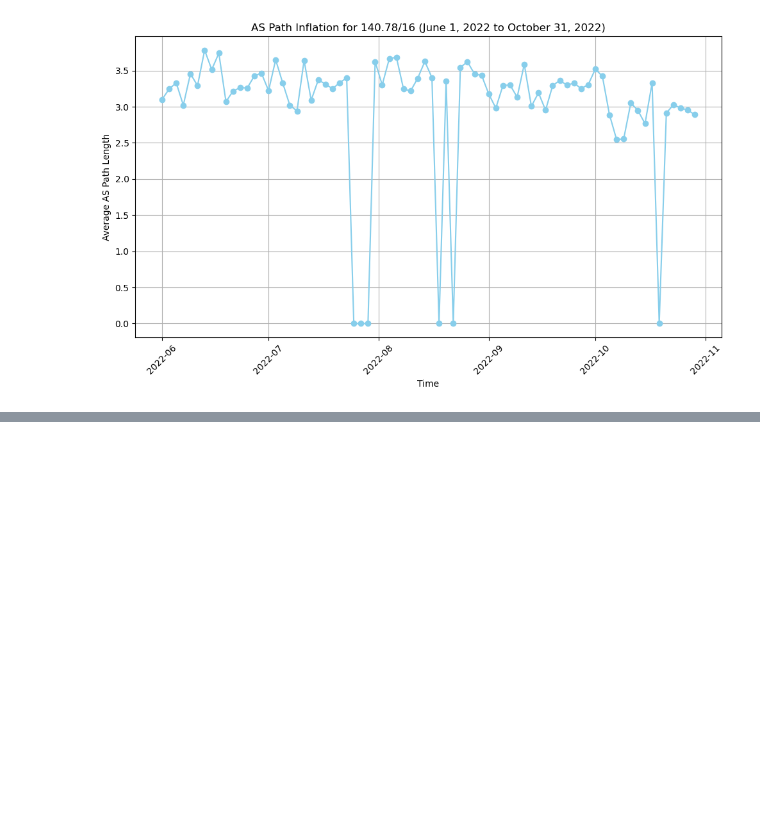
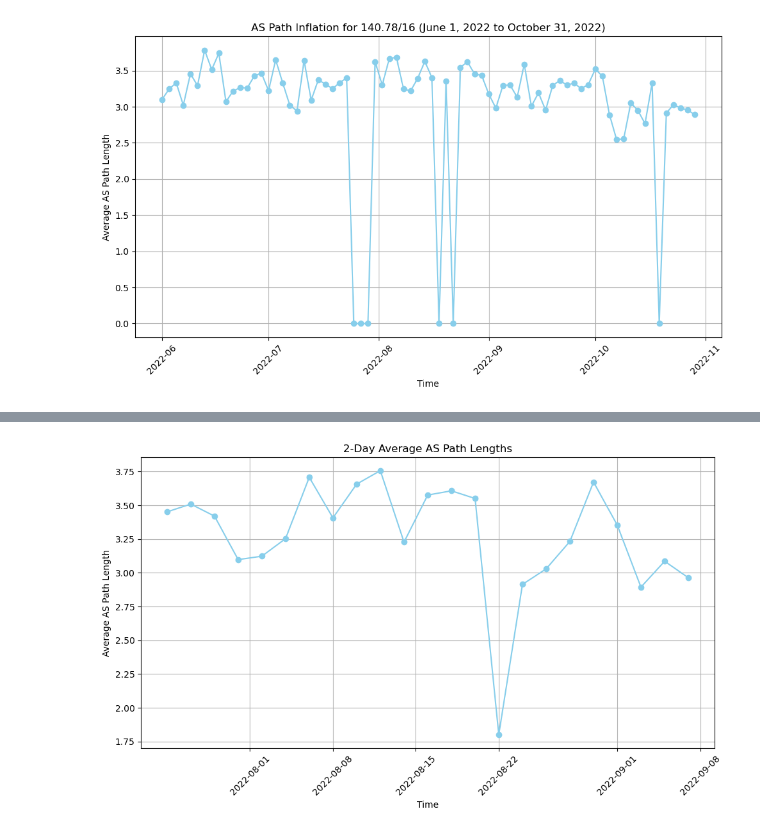
Before and after one commit to soddi1/Flooding, a Jupyter notebook: RipeStat/AS17557_ASPath_inflation.ipynb, the cells around one changed output, grey strips where cells are left out. Cells and saved outputs as stored; diff of their text form; code cells hidden in the pictures; blank space fills up the shorter version.

```diff
--- a/RipeStat/AS17557_ASPath_inflation.ipynb
+++ b/RipeStat/AS17557_ASPath_inflation.ipynb
@@ -103,0 +213,58 @@ Number of updates found: 676972
+# %%
+import datetime
+
+# Assuming these are the lists obtained after running the previous script
+# avg_as_path_lengths = [...]
+# time_intervals = [...]
+
+# Initialize lists to store 2-day periods and corresponding average AS path lengths
+two_day_intervals = []
+two_day_avg_as_path_lengths = []
+
+# Initialize variables to keep track of the current 2-day period
+current_period_start = time_intervals[0]
+current_period_end = current_period_start + datetime.timedelta(days=2)
+current_period_lengths = []
+
+# Iterate over the data to calculate the 2-day averages
+for i in range(len(time_intervals)):
+    # If the current time interval is within the current 2-day period
+    if time_intervals[i] < current_period_end:
+        current_period_lengths.append(avg_as_path_lengths[i])
+    else:
+        # Calculate the average for the current 2-day period
+        if current_period_lengths:
+            two_day_avg = sum(current_period_lengths) / len(current_period_lengths)
+        else:
+            two_day_avg = 0
+        two_day_intervals.append(current_period_start)
+        two_day_avg_as_path_lengths.append(two_day_avg)
+
+        # Reset variables for the next 2-day period
+        current_period_start = current_period_end
+        current_period_end = current_period_start + datetime.timedelta(days=2)
+        current_period_lengths = [avg_as_path_lengths[i]]
+
+# Calculate the average for the last 2-day period
+if current_period_lengths:
+    two_day_avg = sum(current_period_lengths) / len(current_period_lengths)
+else:
+    two_day_avg = 0
+two_day_intervals.append(current_period_start)
+two_day_avg_as_path_lengths.append(two_day_avg)
+
+# Print the 2-day average AS path lengths
+for interval, avg_length in zip(two_day_intervals, two_day_avg_as_path_lengths):
+    print(f"2-day period starting on {interval}: Average AS Path Length = {avg_length}")
+
+# Plot 2-day average AS path lengths
+plt.figure(figsize=(10, 6))
+plt.plot(two_day_intervals, two_day_avg_as_path_lengths, marker='o', linestyle='-', color='skyblue')
+plt.xlabel('Time')
+plt.ylabel('Average AS Path Length')
+plt.title('2-Day Average AS Path Lengths')
+plt.grid(True)
+plt.xticks(rotation=45)
+plt.tight_layout()
+plt.show()
+# %% [output]
@@ -103,0 +288 @@ Number of updates found: 676972
+[figure, added]
```
Also changed, not shown: parts of 2 cells of this notebook, 1 other file.
